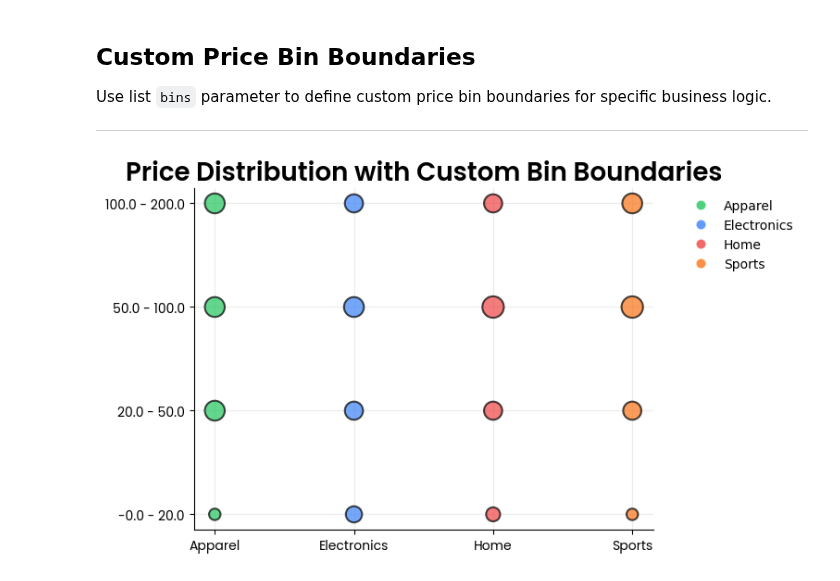
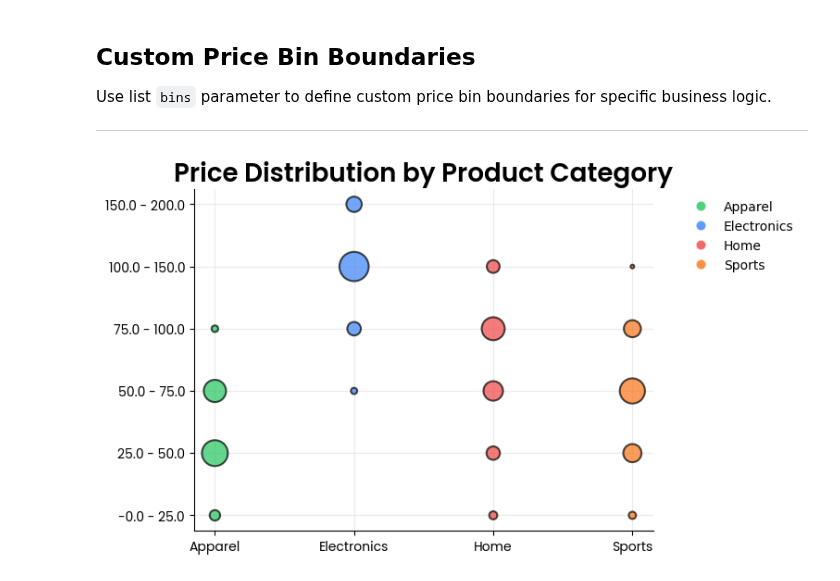
Before and after one commit to Data-Simply/pyretailscience, a Jupyter notebook: docs/gallery/plots/price.ipynb, the cells around one changed output. Saved outputs shown, nothing was run; the diff lists cells and outputs as text; code cells hidden in the pictures.

```diff
--- a/docs/gallery/plots/price.ipynb
+++ b/docs/gallery/plots/price.ipynb
@@ -51,30 +59,39 @@ plt.show()
 Use list `bins` parameter to define custom price bin boundaries for specific business logic.
 
 ---
-# %%
-# Create sample product data with wider price range
-# fmt: off
-product_data_custom = pd.DataFrame({
-    "product_id": range(1, 81),
-    "price": [5, 8, 12, 15, 18, 22, 25, 28, 32, 35, 38, 42, 45, 48, 52, 55, 58, 62, 65, 68,
-             72, 75, 78, 82, 85, 88, 92, 95, 98, 105, 110, 115, 125, 135, 145, 155, 165, 175, 185, 195,
-             7, 11, 16, 21, 26, 31, 36, 41, 46, 51, 56, 61, 66, 71, 76, 81, 86, 91, 96, 102,
-             108, 118, 128, 138, 148, 158, 168, 178, 188, 198, 9, 13, 17, 23, 27, 33, 37, 43, 47, 53],
-    "category": ["Electronics", "Apparel", "Home", "Sports"] * 20,
-})
-# fmt: on
-
-# Define custom bin boundaries based on business logic
-custom_bins = [0, 20, 50, 100, 200]
-
-price.plot(
-    product_data_custom,
-    value_col="price",
-    group_col="category",
-    bins=custom_bins,
-    title="Price Distribution with Custom Bin Boundaries",
-    move_legend_outside=True,
-)
-plt.show()
-# %% [output]
-[figure, removed]
+# %%
+# Create sample product data with realistic category price distributions
+rng = np.random.default_rng(123)
+
+# Generate price data with different distributions for each category
+electronics_prices = rng.normal(120, 30, 100)  # Electronics: higher prices (mean=120, std=30)
+apparel_prices = rng.normal(45, 15, 120)  # Apparel: mid-range (mean=45, std=15)
+home_prices = rng.normal(75, 25, 80)  # Home: varied range (mean=75, std=25)
+sports_prices = rng.normal(60, 18, 100)  # Sports: moderate range (mean=60, std=18)
+
+# Combine into DataFrame
+product_data_custom = pd.DataFrame(
+    {
+        "product_id": range(1, 401),
+        "price": np.concatenate([electronics_prices, apparel_prices, home_prices, sports_prices]),
+        "category": ["Electronics"] * 100 + ["Apparel"] * 120 + ["Home"] * 80 + ["Sports"] * 100,
+    },
+)
+
+# Ensure no negative prices
+product_data_custom["price"] = product_data_custom["price"].clip(lower=10)
+
+# Define custom bin boundaries based on business logic
+custom_bins = [0, 25, 50, 75, 100, 150, 200]
+
+price.plot(
+    product_data_custom,
+    value_col="price",
+    group_col="category",
+    bins=custom_bins,
+    title="Price Distribution by Product Category",
+    move_legend_outside=True,
+)
+plt.show()
+# %% [output]
+[figure, added]
```
Also changed, not shown: parts of 5 cells of this notebook, 2 other files.
